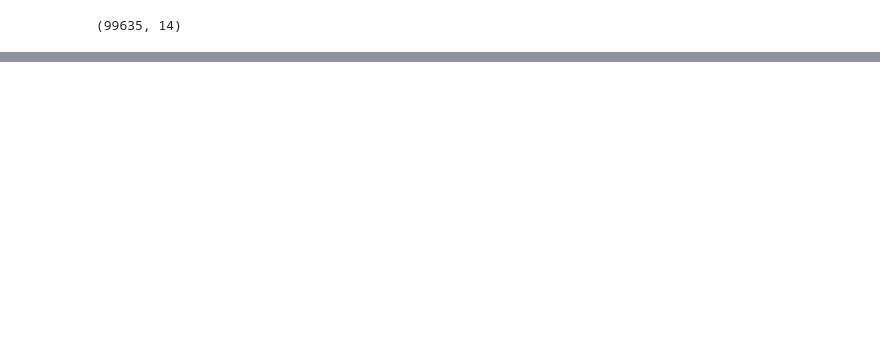
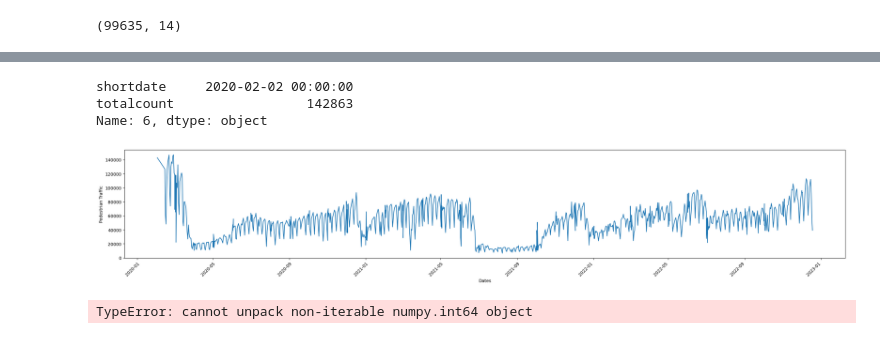
Before and after one commit to Gsirron/DataScience-sydney-pedestrians, a Jupyter notebook: Covid_activity.ipynb, the cells around one changed output, grey strips where cells are left out. Cells and saved outputs as stored; diff of their text form; code cells hidden in the pictures; blank space fills up the shorter version.

Commit message:
feat: added plot with matplotlib

```diff
--- a/Covid_activity.ipynb
+++ b/Covid_activity.ipynb
@@ -1,11 +1,9 @@
 # %%
-import datetime as dt
+import matplotlib.animation as ani
 import matplotlib.pyplot as plt
-from matplotlib import style
+import numpy as np
 import pandas as pd
-
-style.use('ggplot')
-
+# csv file was taken
 df = pd.read_csv('Automatic_Hourly_Pedestrian_Count.csv')
 #check the top
 df.head(5)
@@ -107,0 +73,4 @@ AttributeError: 'DataFrame' object has no attribute 'shortdate'
+# %%
+# change the formatting of shortdate, has unessary fluff
+df.shortdate =  df.shortdate.apply(lambda x : x.rstrip(' 0:+'))
+df.head()
@@ -107,0 +85,8 @@ AttributeError: 'DataFrame' object has no attribute 'shortdate'
+# %%
+
+# group by date and sum the total count for each date
+grouped_items = df.groupby('shortdate')['totalcount'].sum().reset_index()
+#convert index to date formate for easier useage and ordering
+grouped_items.shortdate = pd.to_datetime(grouped_items.shortdate )
+
+grouped_items.head(20)
@@ -107,0 +111,4 @@ AttributeError: 'DataFrame' object has no attribute 'shortdate'
+# %%
+# as you see above it's not ordered by dates so this would order by ascen
+grouped_items.sort_values(by='shortdate', inplace=True)
+grouped_items
@@ -107,0 +129,25 @@ AttributeError: 'DataFrame' object has no attribute 'shortdate'
+# %%
+grouped_items.iloc[0]
+# %% [output]
+shortdate     2020-02-02 00:00:00
+totalcount                 142863
+Name: 6, dtype: object
+# %%
+# now to plot the figure using matplotlib
+fig = plt.figure(figsize=(30,5))
+ax = fig.add_subplot(1,1,1)
+# fit the dates
+plt.subplots_adjust(bottom = 0.2, top = 0.9)
+ #rotate the x-axis values
+plt.xticks(rotation=45, ha="right", rotation_mode="anchor")
+# set the lables for x and y
+ax.set_ylabel('Pedestrian Traffic')
+ax.set_xlabel('Dates')
+
+x,y = grouped_items.shortdate, grouped_items.totalcount
+
+# plt.plot(x,y, scaley=True, scalex=True, color="red")
+plt.plot(x,y)
+plt.show()
+# %% [output]
+[figure, added]
@@ -107,0 +163,7 @@ AttributeError: 'DataFrame' object has no attribute 'shortdate'
+# %%
+arr = np.array([1, 3, 1, 4, 5, 6, 7])
+
+for i,index in enumerate(arr):
+    print(arr[-5:index])
+# %% [output]
+TypeError: cannot unpack non-iterable numpy.int64 object
```
Also changed, not shown: parts of 8 cells of this notebook.
